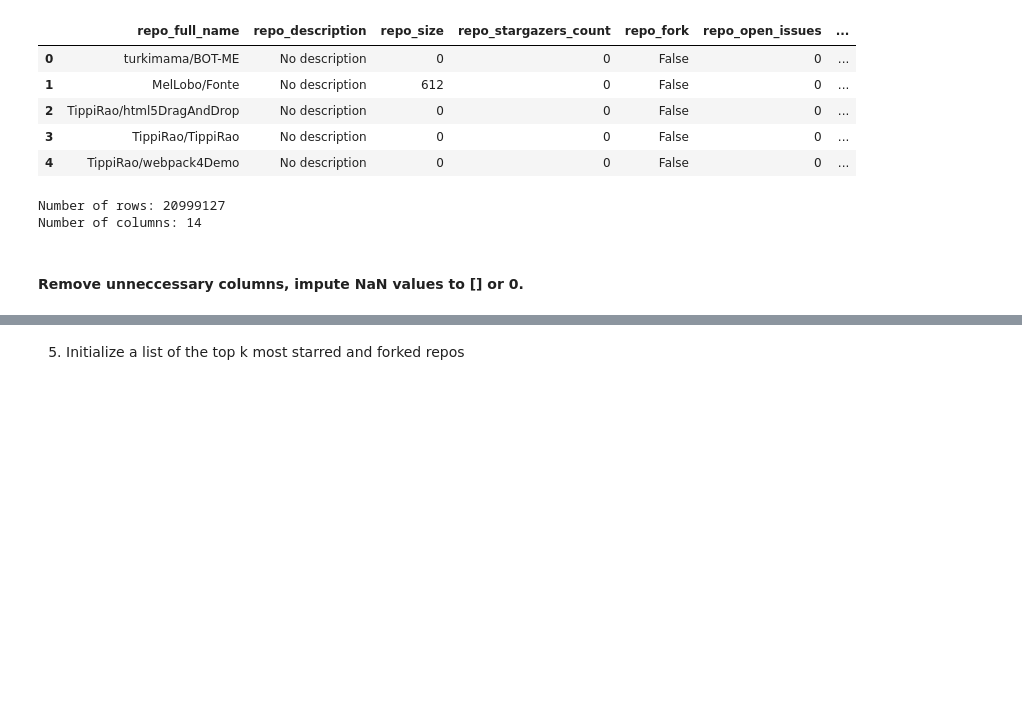
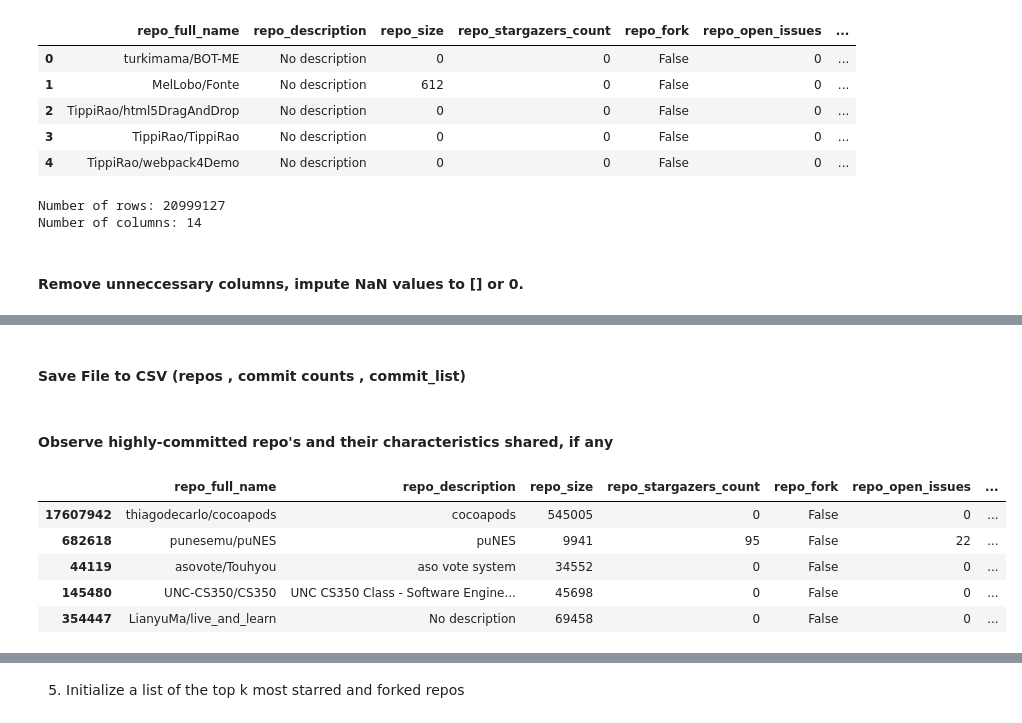
Before and after one commit to RobinSardja/Dev-Consistency, a Jupyter notebook: replicate_cross_repo_paper.ipynb, the cells around one changed output, grey strips where cells are left out. Saved outputs shown, nothing was run; the diff lists cells and outputs as text; code cells hidden in the pictures; blank space fills up the shorter version.

```diff
--- a/replicate_cross_repo_paper.ipynb
+++ b/replicate_cross_repo_paper.ipynb
@@ -329,2 +336,6 @@ print(df_merged.head())
+# %% [markdown]
+#### Save File to CSV (repos , commit counts , commit_list)
 # %%
 df_merged.to_csv('repos_commits.csv', index=False)
+# %% [markdown]
+#### Observe highly-committed repo's and their characteristics shared, if any
@@ -330,0 +344,9 @@ df_merged.to_csv('repos_commits.csv', index=False)
+# %%
+df_sorted_by_commits.head()
+# %% [output]
+|  | repo_full_name | repo_description | repo_size | repo_stargazers_count | repo_fork | repo_open_issues | ... |
+| 17607942 | thiagodecarlo/cocoapods | cocoapods | 545005 | 0 | False | 0 | ... |
+| 682618 | punesemu/puNES | puNES | 9941 | 95 | False | 22 | ... |
+| 44119 | asovote/Touhyou | aso vote system | 34552 | 0 | False | 0 | ... |
+| 145480 | UNC-CS350/CS350 | UNC CS350 Class - Software Engine... | 45698 | 0 | False | 0 | ... |
+| 354447 | LianyuMa/live_and_learn | No description | 69458 | 0 | False | 0 | ... |
```
Also changed, not shown: parts of 9 cells of this notebook.
